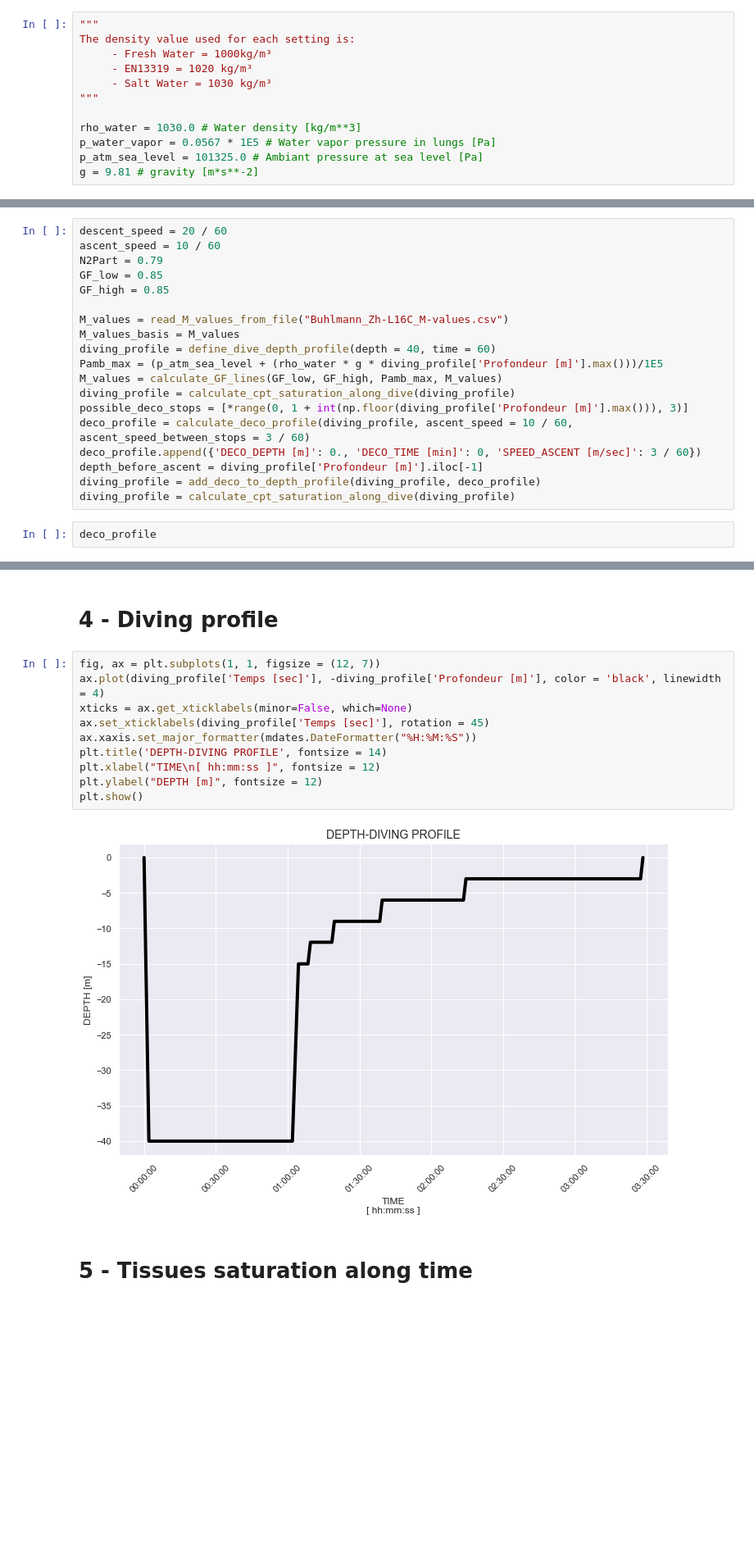
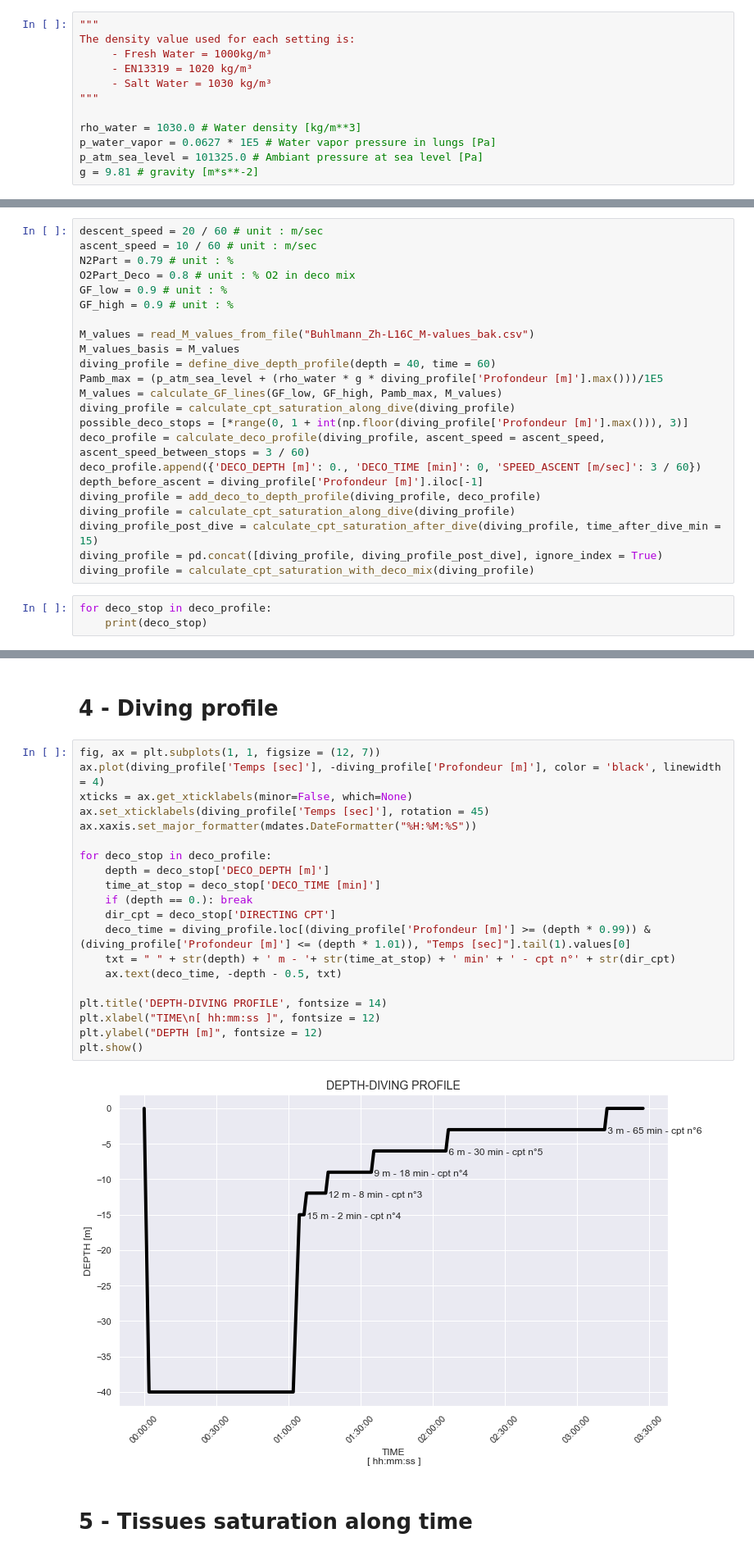
Before and after one commit to BenoitPierson/Deco, a Jupyter notebook: Deco script.ipynb, the cells around one changed output, grey strips where cells are left out. Shown at 82% size. Drawn from its saved outputs; the diff is of its cells as text; blank space fills up the shorter version.

Commit message:
Ajout deco O2 / info cpt directeur

```diff
--- a/Deco script.ipynb
+++ b/Deco script.ipynb
@@ -40,7 +40,7 @@ The density value used for each setting is:
 """
 
 rho_water = 1030.0 # Water density [kg/m**3]
-p_water_vapor = 0.0567 * 1E5 # Water vapor pressure in lungs [Pa]
+p_water_vapor = 0.0627 * 1E5 # Water vapor pressure in lungs [Pa]
 p_atm_sea_level = 101325.0 # Ambiant pressure at sea level [Pa]
 g = 9.81 # gravity [m*s**-2]
 # %% [markdown]
@@ -276,24 +366,29 @@ def total_time_to_surface(depth, deco_profile):
 # %% [markdown]
 # 3 - Diving deco profile calculation
 # %%
-descent_speed = 20 / 60
-ascent_speed = 10 / 60
-N2Part = 0.79
-GF_low = 0.85
-GF_high = 0.85
+descent_speed = 20 / 60 # unit : m/sec
+ascent_speed = 10 / 60 # unit : m/sec
+N2Part = 0.79 # unit : %
+O2Part_Deco = 0.8 # unit : % O2 in deco mix
+GF_low = 0.9 # unit : %
+GF_high = 0.9 # unit : %
 
-M_values = read_M_values_from_file("Buhlmann_Zh-L16C_M-values.csv")
+M_values = read_M_values_from_file("Buhlmann_Zh-L16C_M-values_bak.csv")
 M_values_basis = M_values
 diving_profile = define_dive_depth_profile(depth = 40, time = 60)
 Pamb_max = (p_atm_sea_level + (rho_water * g * diving_profile['Profondeur [m]'].max()))/1E5
 M_values = calculate_GF_lines(GF_low, GF_high, Pamb_max, M_values)
 diving_profile = calculate_cpt_saturation_along_dive(diving_profile)
 possible_deco_stops = [*range(0, 1 + int(np.floor(diving_profile['Profondeur [m]'].max())), 3)]
-deco_profile = calculate_deco_profile(diving_profile, ascent_speed = 10 / 60, ascent_speed_between_stops = 3 / 60)
+deco_profile = calculate_deco_profile(diving_profile, ascent_speed = ascent_speed, ascent_speed_between_stops = 3 / 60)
 deco_profile.append({'DECO_DEPTH [m]': 0., 'DECO_TIME [min]': 0, 'SPEED_ASCENT [m/sec]': 3 / 60})
 depth_before_ascent = diving_profile['Profondeur [m]'].iloc[-1]
 diving_profile = add_deco_to_depth_profile(diving_profile, deco_profile)
 diving_profile = calculate_cpt_saturation_along_dive(diving_profile)
+diving_profile_post_dive = calculate_cpt_saturation_after_dive(diving_profile, time_after_dive_min = 15)
+diving_profile = pd.concat([diving_profile, diving_profile_post_dive], ignore_index = True)
+diving_profile = calculate_cpt_saturation_with_deco_mix(diving_profile)
 # %%
-deco_profile
+for deco_stop in deco_profile:
+    print(deco_stop)
 # %% [output]
@@ -314,15 +415,25 @@ total_time_to_surface(depth_before_ascent, deco_profile)
 # %%
 fig, ax = plt.subplots(1, 1, figsize = (12, 7))
 ax.plot(diving_profile['Temps [sec]'], -diving_profile['Profondeur [m]'], color = 'black', linewidth = 4)
 xticks = ax.get_xticklabels(minor=False, which=None)
 ax.set_xticklabels(diving_profile['Temps [sec]'], rotation = 45)
 ax.xaxis.set_major_formatter(mdates.DateFormatter("%H:%M:%S"))
+
+for deco_stop in deco_profile:
+    depth = deco_stop['DECO_DEPTH [m]']
+    time_at_stop = deco_stop['DECO_TIME [min]']
+    if (depth == 0.): break
+    dir_cpt = deco_stop['DIRECTING CPT']
+    deco_time = diving_profile.loc[(diving_profile['Profondeur [m]'] >= (depth * 0.99)) & (diving_profile['Profondeur [m]'] <= (depth * 1.01)), "Temps [sec]"].tail(1).values[0]
+    txt = " " + str(depth) + ' m - '+ str(time_at_stop) + ' min' + ' - cpt n°' + str(dir_cpt)
+    ax.text(deco_time, -depth - 0.5, txt)
+
 plt.title('DEPTH-DIVING PROFILE', fontsize = 14)
 plt.xlabel("TIME\n[ hh:mm:ss ]", fontsize = 12)
 plt.ylabel("DEPTH [m]", fontsize = 12)
 plt.show()
 # %% [output]
-[figure, old version]
+[figure, new version]
 # %% [markdown]
 # 5 - Tissues saturation along time
 # %%
```
Also changed, not shown: parts of 8 cells of this notebook, 1 other file.
